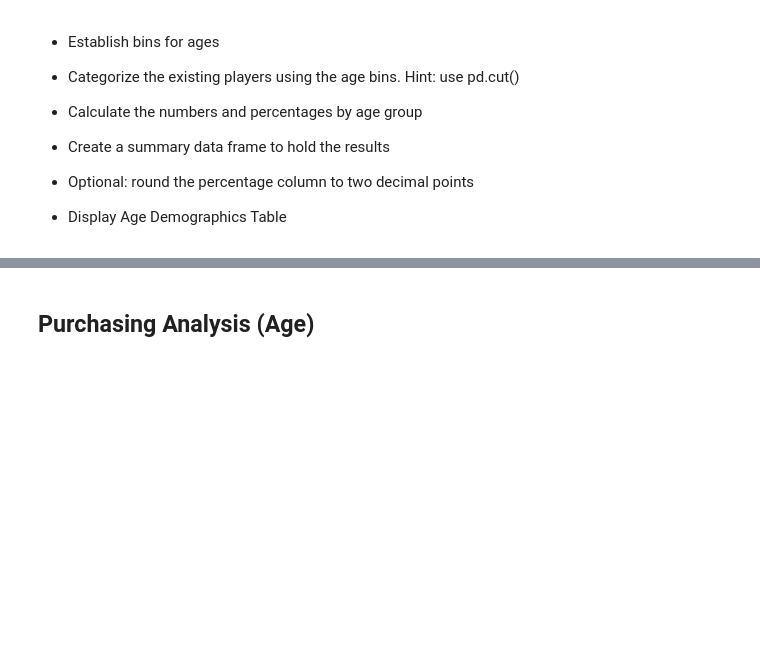
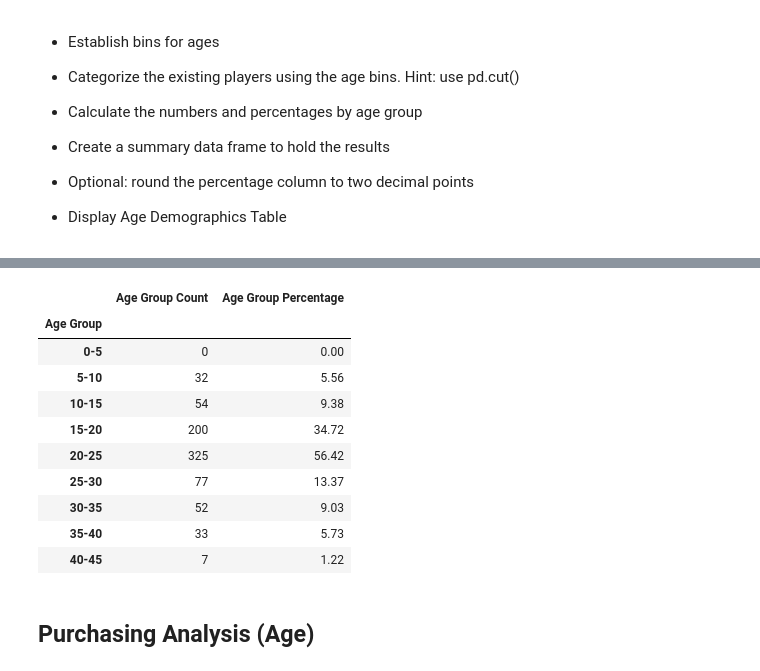
Before and after one commit to ktruong14/pandas_challenge, a Jupyter notebook: HeroesOfPymoli/HeroesOfPymoli_starter.ipynb, the cells around one changed output, grey strips where cells are left out. Saved outputs shown, nothing was run; the diff lists cells and outputs as text; code cells hidden in the pictures; blank space fills up the shorter version.

```diff
--- a/HeroesOfPymoli/HeroesOfPymoli_starter.ipynb
+++ b/HeroesOfPymoli/HeroesOfPymoli_starter.ipynb
@@ -190,0 +262,6 @@ avg_purchases_female =
+# %%
+# Checking number of players within age groups
+age_group = purchase_data.groupby("Age Group")
+view_age_group = age_group[["Age Group"]].count()
+view_age_group = view_age_group.rename(columns={"Age Group":"Age Group Count"})
+view_age_group.head()
@@ -190,0 +276,4 @@ avg_purchases_female =
+# %%
+age_group_percentage = round((age_group[["Age Group"]].count()/player_count) * 100,2)
+age_group_percentage = age_group_percentage.rename(columns={"Age Group":"Age Group Percentage"})
+age_group_percentage.head()
@@ -191,3 +288,18 @@ avg_purchases_female =
+# %%
+age_demo = pd.merge(view_age_group,age_group_percentage,on="Age Group",how="outer")
+age_demo
+# %% [output]
+|  | Age Group Count | Age Group Percentage |
+| Age Group |  |  |
+| 0-5 | 0 | 0.00 |
+| 5-10 | 32 | 5.56 |
+| 10-15 | 54 | 9.38 |
+| 15-20 | 200 | 34.72 |
+| 20-25 | 325 | 56.42 |
+| 25-30 | 77 | 13.37 |
+| 30-35 | 52 | 9.03 |
+| 35-40 | 33 | 5.73 |
+| 40-45 | 7 | 1.22 |
 # %% [markdown]
 ## Purchasing Analysis (Age)
 # %% [markdown]
```
Also changed, not shown: parts of 16 cells of this notebook.
